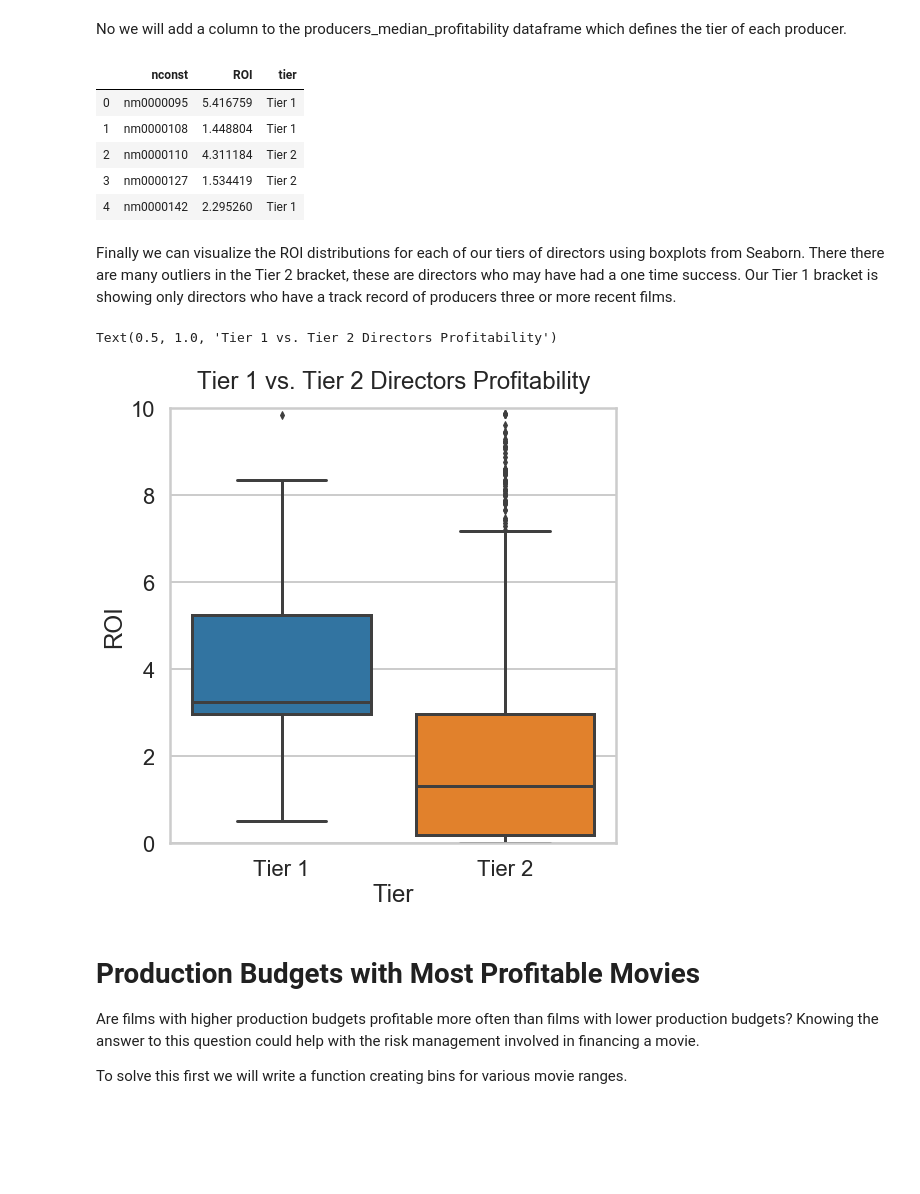
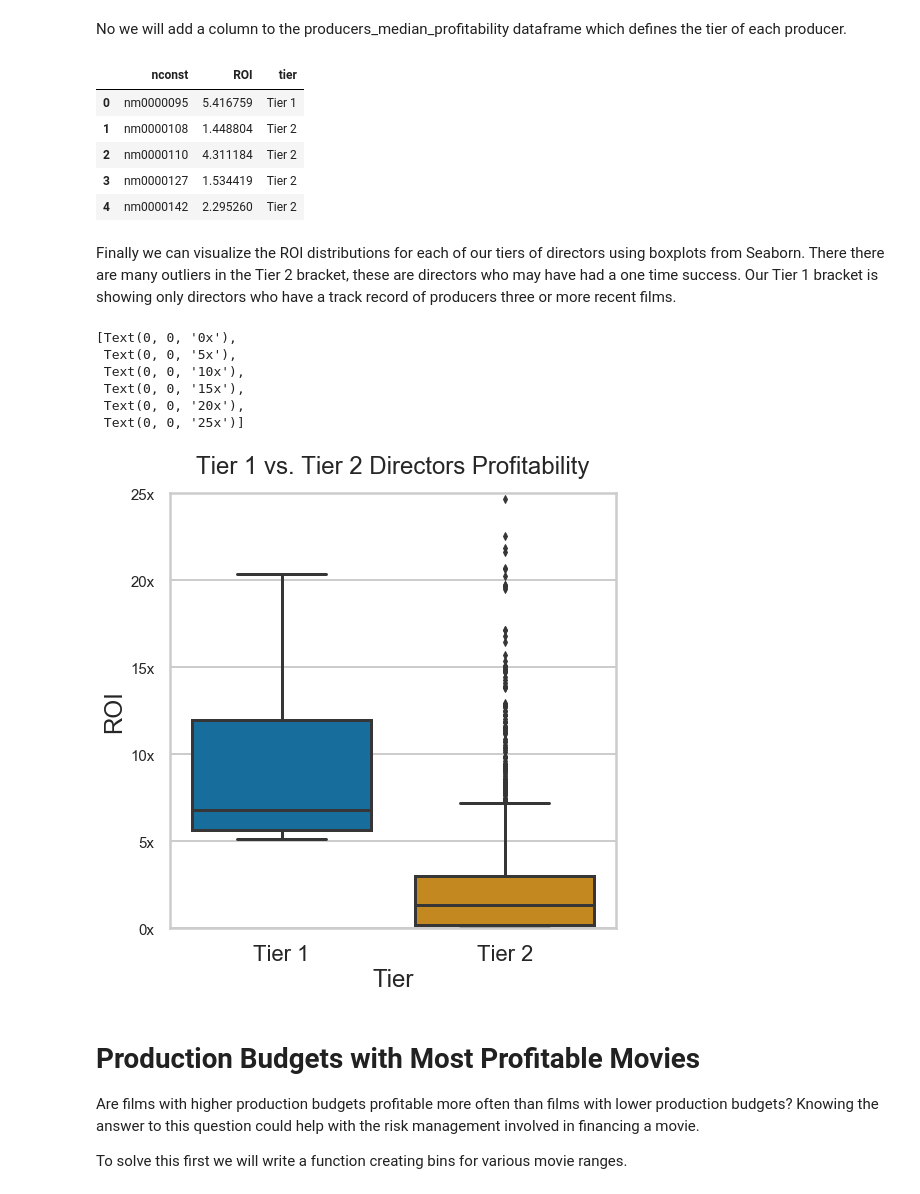
Before and after one commit to ElliotEvins/Maximizing_ROI_in_Film_Production, a Jupyter notebook: student.ipynb, the cells around one changed output. Drawn from its saved outputs; the diff is of its cells as text; code cells hidden in the pictures; blank space fills up the shorter version.

```diff
--- a/student.ipynb
+++ b/student.ipynb
@@ -669,7 +681,8 @@ directors_profitability_multiple_movies = directors_profitability.groupby('ncons
 # %% [markdown]
 Now we're going to group our filtered dataframe by director ID, solve for the median ROI for each director, sort in descending order, and list the top directors. These are our directors which have directed at least three films listed and have a median ROI over 5.00x. Note here, that we cast the 'ROI' column in a list using an extra set of brackets. This will allow our resulting object to be a datframe rather than a series.
 # %%
-top_directors_multiple_movies = directors_profitability_multiple_movies.query("ROI > 5").groupby('nconst')[['ROI']].median()
-top_directors_multiple_movies.sort_values('ROI', ascending=False).reset_index()
+top_directors_multiple_movies = directors_profitability_multiple_movies.groupby('nconst')[['ROI']].median() # group by nconst with median ROI
+top_directors_multiple_movies = top_directors_multiple_movies.query("ROI > 5").sort_values('ROI', ascending=False).reset_index() # query for ROI > 5x and sort
+top_directors_multiple_movies
 # %% [output]
 |  | nconst | ROI |
@@ -736,22 +753,29 @@ directors_median_profitability.head()
 # %% [output]
 |  | nconst | ROI | tier |
 | 0 | nm0000095 | 5.416759 | Tier 1 |
-| 1 | nm0000108 | 1.448804 | Tier 1 |
+| 1 | nm0000108 | 1.448804 | Tier 2 |
 | 2 | nm0000110 | 4.311184 | Tier 2 |
 | 3 | nm0000127 | 1.534419 | Tier 2 |
-| 4 | nm0000142 | 2.295260 | Tier 1 |
+| 4 | nm0000142 | 2.295260 | Tier 2 |
 # %% [markdown]
 Finally we can visualize the ROI distributions for each of our tiers of directors using boxplots from Seaborn. There there are many outliers in the Tier 2 bracket, these are directors who may have had a one time success. Our Tier 1 bracket is showing only directors who have a track record of producers three or more recent films.
 # %%
 plt.figure(figsize=(8,8))
 sns.set_context('poster')
 ax = sns.boxplot(x='tier', y='ROI', data=directors_median_profitability, order=['Tier 1', 'Tier 2'])
-ax.set(ylim=(0,10))
+ax.set(ylim=(0,25))
 ax.set_xlabel("Tier")
 ax.set_title("Tier 1 vs. Tier 2 Directors Profitability", pad=20)
+ylabels = ['{:,.0f}'.format(x) + 'x' for x in ax.get_yticks()]
+ax.set_yticklabels(ylabels, fontsize=15)
 # %% [output]
-Text(0.5, 1.0, 'Tier 1 vs. Tier 2 Directors Profitability')
+[Text(0, 0, '0x'),
+ Text(0, 0, '5x'),
+ Text(0, 0, '10x'),
+ Text(0, 0, '15x'),
+ Text(0, 0, '20x'),
+ Text(0, 0, '25x')]
-[figure, old version]
+[figure, new version]
 # %% [markdown]
 # Production Budgets with Most Profitable Movies
 
```
Also changed, not shown: parts of 14 cells of this notebook, 6 other files.
